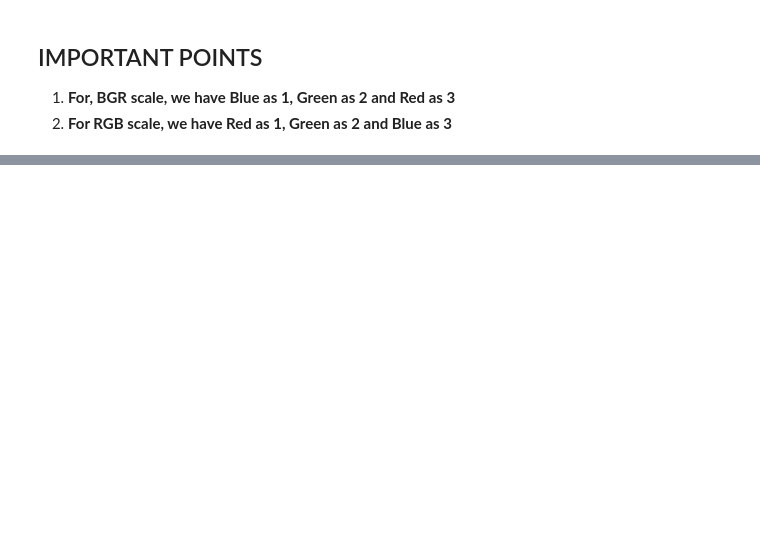
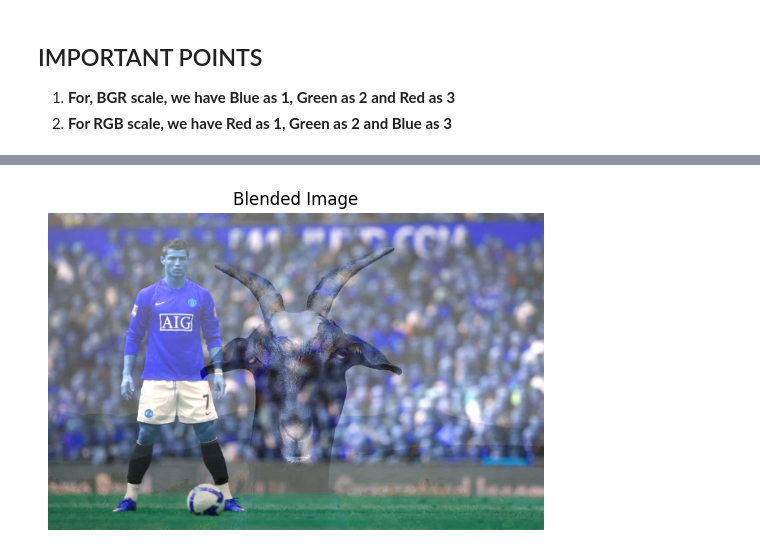
Before and after one commit to pandaiscodingcpu/IPCV_lab, a Jupyter notebook: lab_01.ipynb, the cells around one changed output, grey strips where cells are left out. Saved outputs shown, nothing was run; the diff lists cells and outputs as text; code cells hidden in the pictures; blank space fills up the shorter version.

```diff
--- a/lab_01.ipynb
+++ b/lab_01.ipynb
@@ -101,0 +127,10 @@ plt.show()
+# %%
+
+img_ronaldo_resized = cv2.resize(img_ronaldo, (img_to_rgb.shape[1], img_to_rgb.shape[0]))
+blended = cv2.addWeighted(img_to_rgb, 0.5, img_ronaldo_resized, 0.8, 0)
+plt.imshow(blended)
+plt.title("Blended Image")
+plt.axis("off")
+plt.show()
+# %% [output]
+[figure, added]
```
Also changed, not shown: parts of 15 cells of this notebook, 5 other files.
